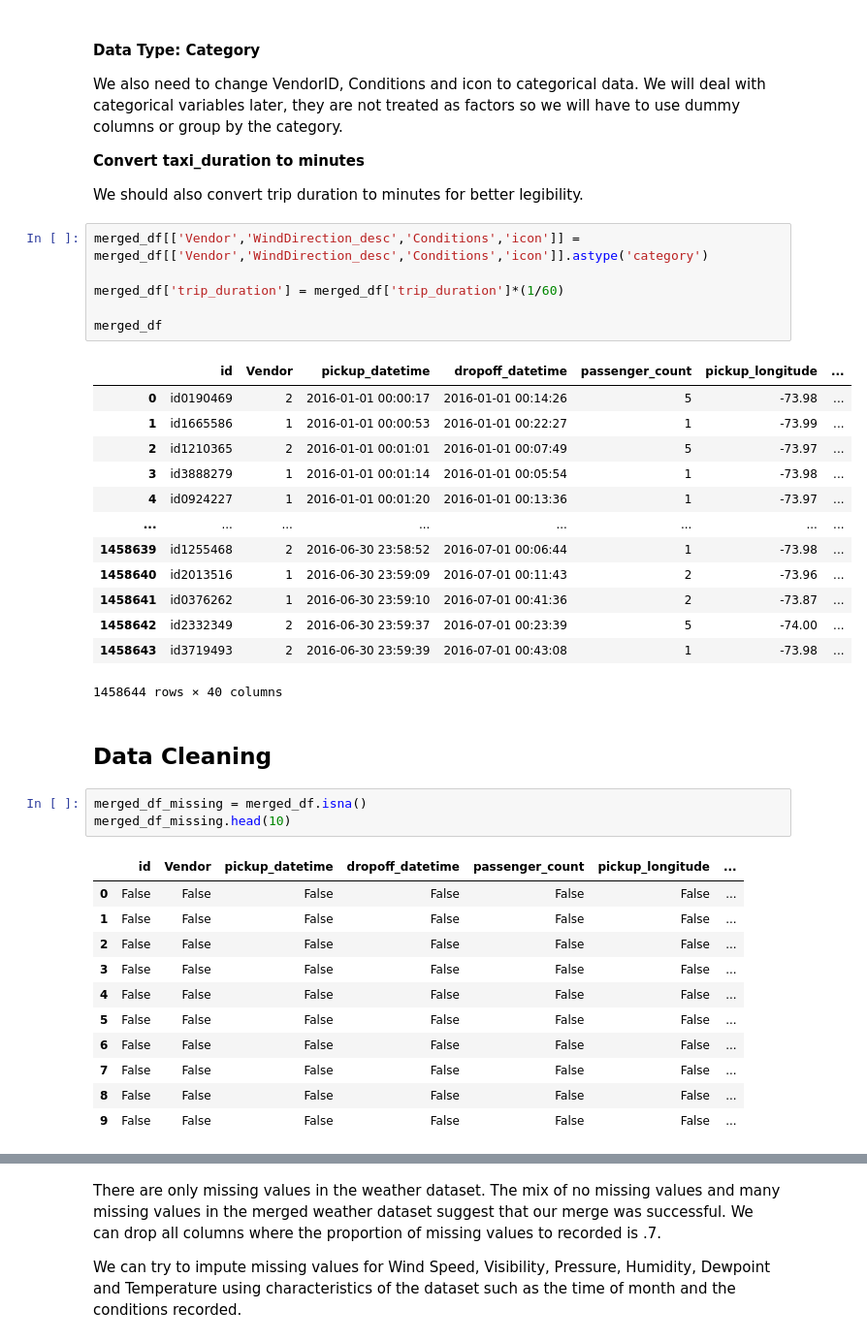
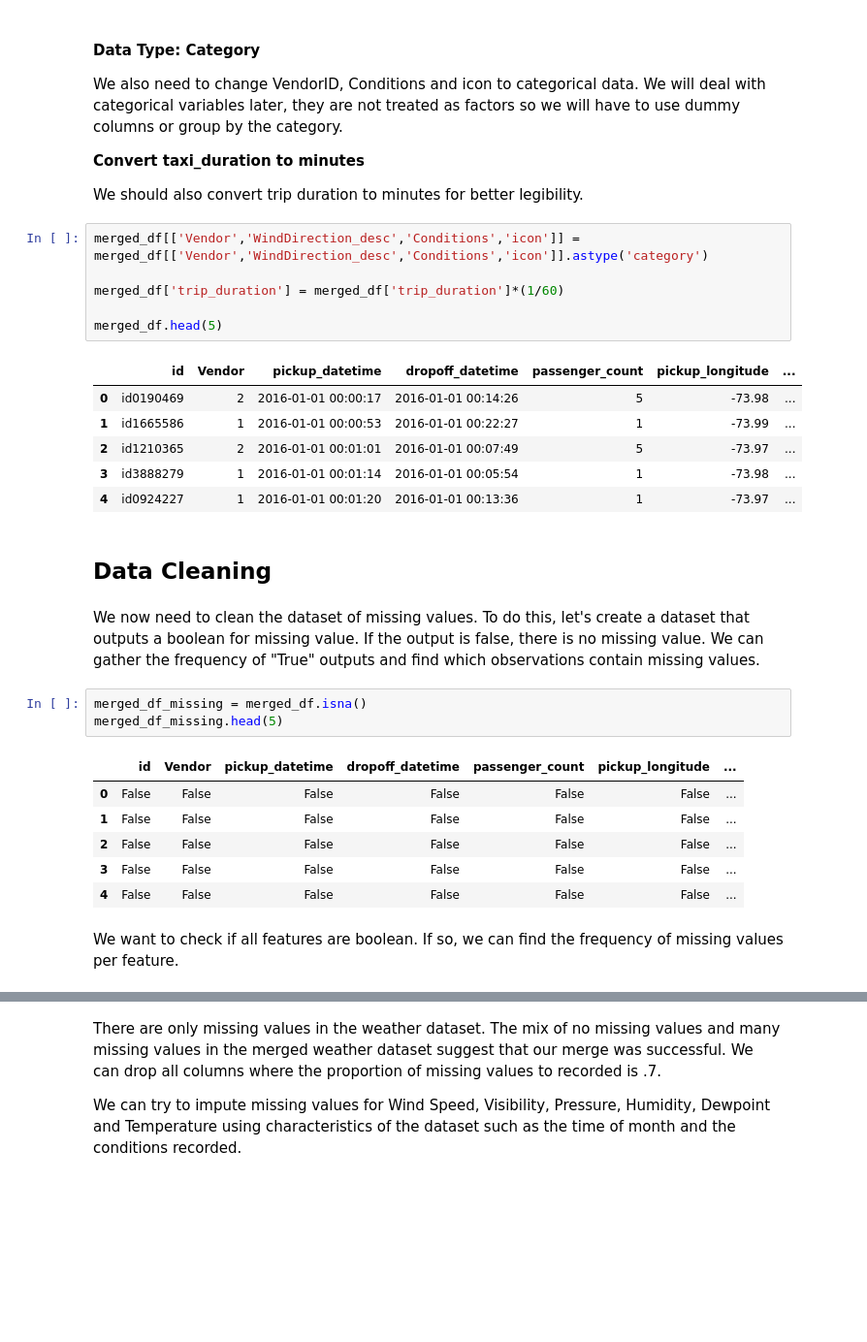
Before and after one commit to jrisdana/CapstoneTwo, a Jupyter notebook: Notebooks/NYC Taxi Duration Data Wrangling.ipynb, the cells around one changed output, grey strips where cells are left out. Shown: that part at 97% size. Cells and saved outputs as stored; diff of their text form; blank space fills up the shorter version.

```diff
--- a/Notebooks/NYC Taxi Duration Data Wrangling.ipynb
+++ b/Notebooks/NYC Taxi Duration Data Wrangling.ipynb
@@ -355,28 +314,23 @@ We should also convert trip duration to minutes for better legibility.
 # %%
 merged_df[['Vendor','WindDirection_desc','Conditions','icon']] = merged_df[['Vendor','WindDirection_desc','Conditions','icon']].astype('category')
 
 merged_df['trip_duration'] = merged_df['trip_duration']*(1/60)
 
-merged_df
+merged_df.head(5)
 # %% [output]
 |  | id | Vendor | pickup_datetime | dropoff_datetime | passenger_count | pickup_longitude | ... |
 | 0 | id0190469 | 2 | 2016-01-01 00:00:17 | 2016-01-01 00:14:26 | 5 | -73.98 | ... |
 | 1 | id1665586 | 1 | 2016-01-01 00:00:53 | 2016-01-01 00:22:27 | 1 | -73.99 | ... |
 | 2 | id1210365 | 2 | 2016-01-01 00:01:01 | 2016-01-01 00:07:49 | 5 | -73.97 | ... |
 | 3 | id3888279 | 1 | 2016-01-01 00:01:14 | 2016-01-01 00:05:54 | 1 | -73.98 | ... |
 | 4 | id0924227 | 1 | 2016-01-01 00:01:20 | 2016-01-01 00:13:36 | 1 | -73.97 | ... |
-| ... | ... | ... | ... | ... | ... | ... | ... |
-| 1458639 | id1255468 | 2 | 2016-06-30 23:58:52 | 2016-07-01 00:06:44 | 1 | -73.98 | ... |
-| 1458640 | id2013516 | 1 | 2016-06-30 23:59:09 | 2016-07-01 00:11:43 | 2 | -73.96 | ... |
-| 1458641 | id0376262 | 1 | 2016-06-30 23:59:10 | 2016-07-01 00:41:36 | 2 | -73.87 | ... |
-| 1458642 | id2332349 | 2 | 2016-06-30 23:59:37 | 2016-07-01 00:23:39 | 5 | -74.00 | ... |
-| 1458643 | id3719493 | 2 | 2016-06-30 23:59:39 | 2016-07-01 00:43:08 | 1 | -73.98 | ... |
-1458644 rows × 40 columns
 # %% [markdown]
 ## Data Cleaning<a class="anchor" id="Data_Cleaning"></a>
+# %% [markdown]
+We now need to clean the dataset of missing values. To do this, let's create a dataset that outputs a boolean for missing value. If the output is false, there is no missing value. We can gather the frequency of "True" outputs and find which observations contain missing values.
 # %%
 merged_df_missing = merged_df.isna()
-merged_df_missing.head(10)
+merged_df_missing.head(5)
 # %% [output]
 |  | id | Vendor | pickup_datetime | dropoff_datetime | passenger_count | pickup_longitude | ... |
 | 0 | False | False | False | False | False | False | ... |
@@ -384,9 +338,6 @@ merged_df_missing.head(10)
 | 2 | False | False | False | False | False | False | ... |
 | 3 | False | False | False | False | False | False | ... |
 | 4 | False | False | False | False | False | False | ... |
-| 5 | False | False | False | False | False | False | ... |
-| 6 | False | False | False | False | False | False | ... |
-| 7 | False | False | False | False | False | False | ... |
-| 8 | False | False | False | False | False | False | ... |
-| 9 | False | False | False | False | False | False | ... |
+# %% [markdown]
+We want to check if all features are boolean. If so, we can find the frequency of missing values per feature.
 # %%
```
Also changed, not shown: parts of 35 cells of this notebook, 3 other files.
